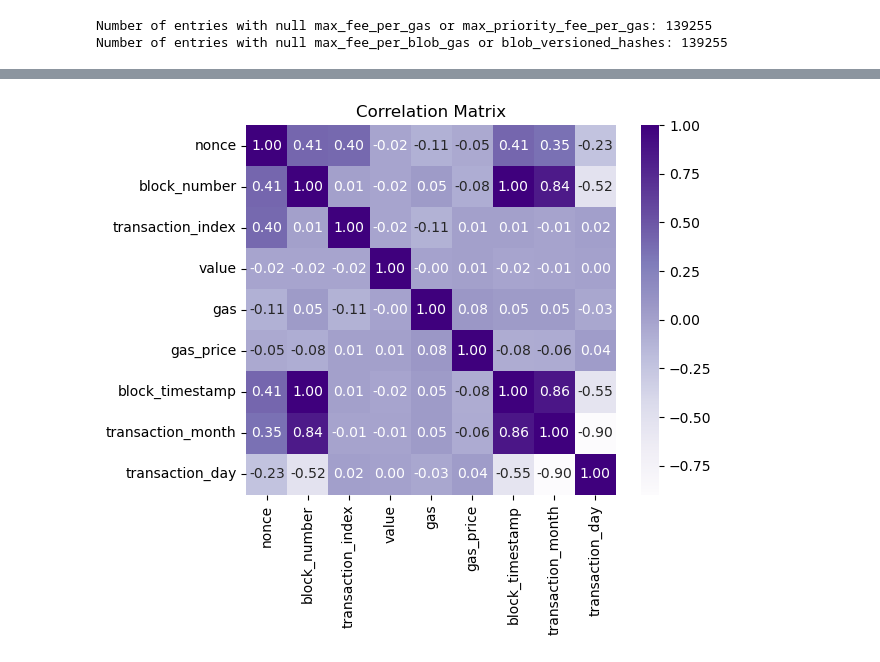
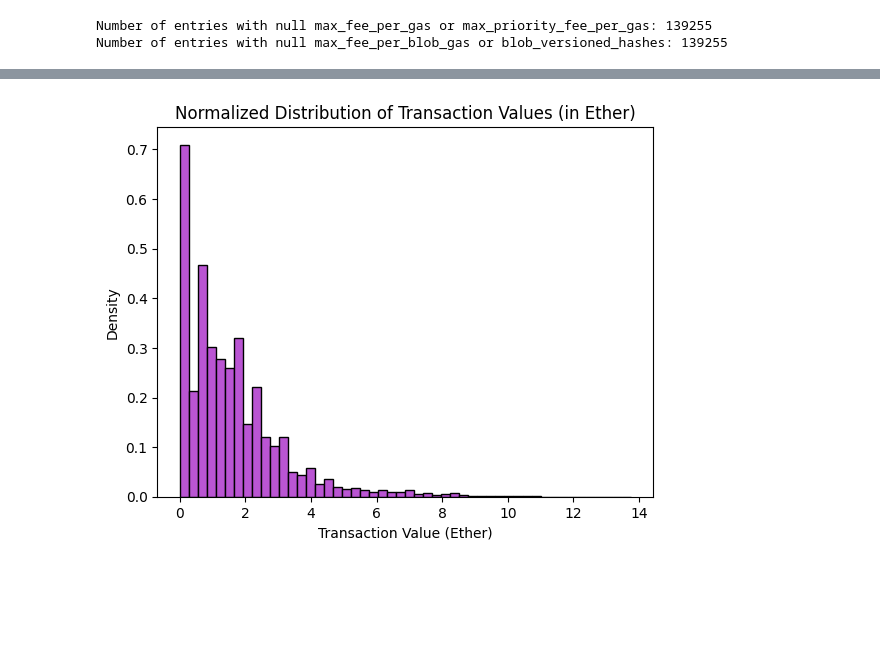
Before and after one commit to DataBuffs/detecting-ethereum-fraud, a Jupyter notebook: main.ipynb, the cells around one changed output, grey strips where cells are left out. Saved outputs shown, nothing was run; the diff lists cells and outputs as text; code cells hidden in the pictures; blank space fills up the shorter version.

Commit message:
a few more distribution and line plots for comparison [#4]

```diff
--- a/main.ipynb
+++ b/main.ipynb
@@ -251,9 +252,11 @@ Name: transaction_type, dtype: int64
-# %%
-columns_to_exclude = ['transaction_year', 'transaction_type']
-correlations = df.drop(columns=columns_to_exclude, axis=1).corr()
-
-sns.heatmap(correlations, annot=True, fmt=".2f", cmap='Purples', square=True)
-plt.title('Correlation Matrix')
-plt.show()
-# %% [output]
-[figure, removed]
+# %%
+# Log normalization to reduce range impact
+df['log_value_ether'] = np.log1p(df['value_ether'])
+
+# Plot normalized distribution
+df['log_value_ether'].plot(kind='hist', bins=50, density=True, color='MediumOrchid', linewidth=1, edgecolor='black', title='Normalized Distribution of Transaction Values (in Ether)')
+plt.xlabel('Transaction Value (Ether)')
+plt.ylabel('Density')
+plt.show()
+# %% [output]
+[figure, added]
```
Also changed, not shown: parts of 11 cells of this notebook.
